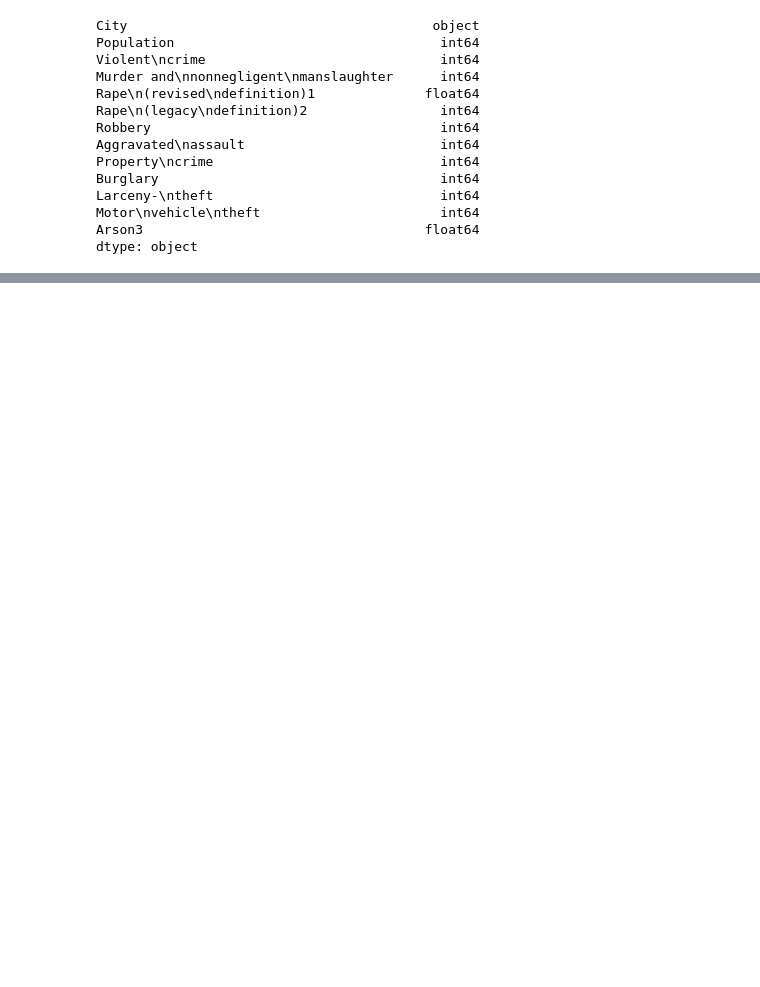
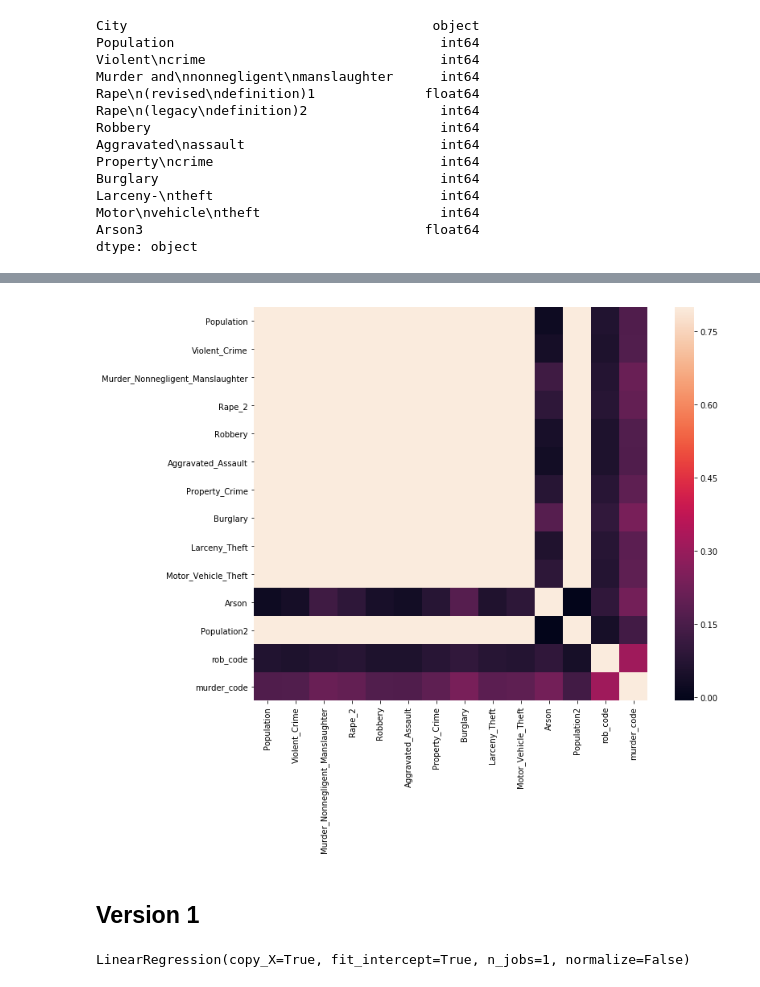
Before and after one commit to crlau/unit-2, a Jupyter notebook: multivariate_regression.ipynb, the cells around one changed output, grey strips where cells are left out. Saved outputs shown, nothing was run; the diff lists cells and outputs as text; code cells hidden in the pictures; blank space fills up the shorter version.

```diff
--- a/multivariate_regression.ipynb
+++ b/multivariate_regression.ipynb
@@ -66,0 +96,17 @@ df['murder_code'] = np.where(df['Murder_Nonnegligent_Manslaughter'] == 0, 0, 1)
+# %%
+# heat map of correlation values
+corrmat = df.corr()
+f, ax = plt.subplots(figsize=(12, 9))
+sns.heatmap(corrmat, vmax=.8, square=True)
+plt.show()
+# %% [output]
+[figure, added]
+# %% [markdown]
+## Version 1
+# %%
+regr = linear_model.LinearRegression()
+Y = df['Murder_Nonnegligent_Manslaughter'].values.reshape(-1, 1)
+X = df[['Population2', 'Violent_Crime', 'Property_Crime', 'Aggravated_Assault', 'rob_code']]
+regr.fit(X, Y)
+# %% [output]
+LinearRegression(copy_X=True, fit_intercept=True, n_jobs=1, normalize=False)
```
Also changed, not shown: parts of 15 cells of this notebook.
